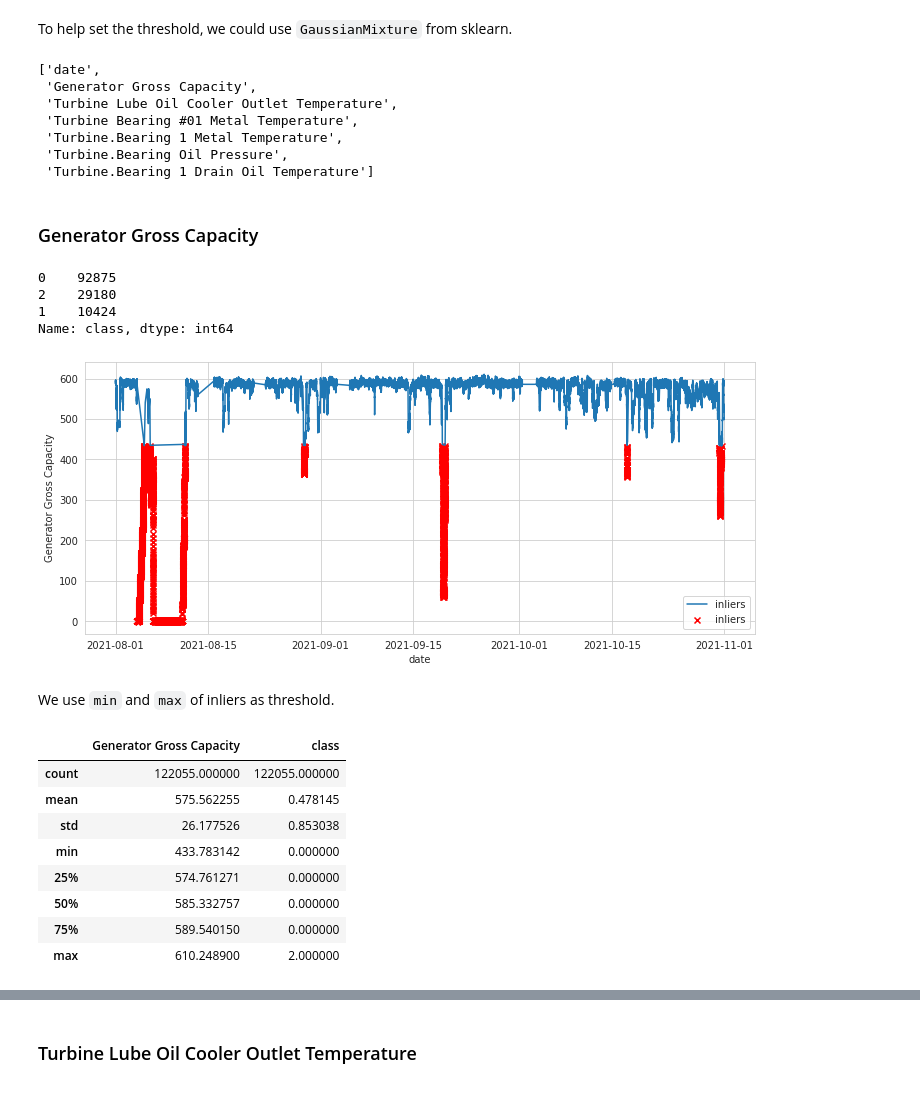
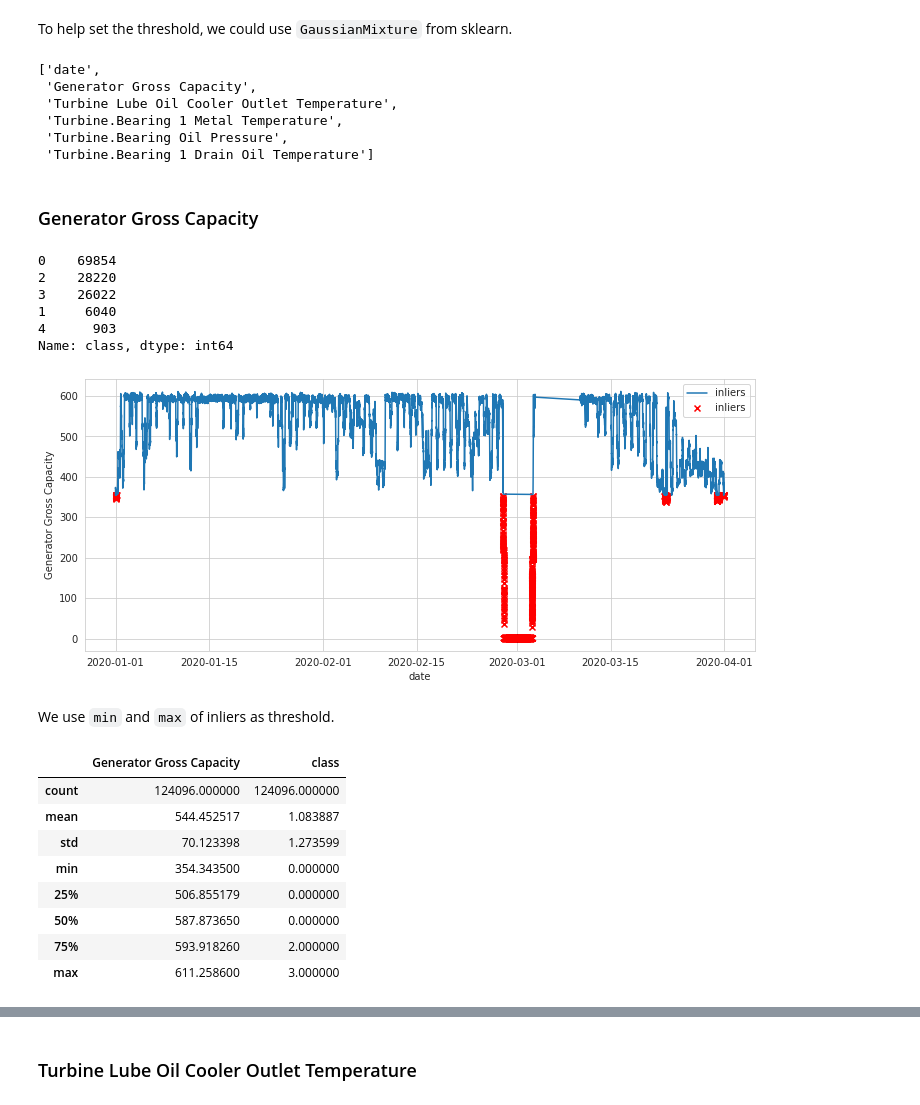
Before and after one commit to yasirabd/research-diagnostic-turbine, a Jupyter notebook: Prognostics_Turbine_Bearing_1_Cooling_Loss.ipynb, the cells around one changed output, grey strips where cells are left out. Drawn from its saved outputs; the diff is of its cells as text; code cells hidden in the pictures.

Commit message:
update data using january 2020 - march 2020

```diff
--- a/Prognostics_Turbine_Bearing_1_Cooling_Loss.ipynb
+++ b/Prognostics_Turbine_Bearing_1_Cooling_Loss.ipynb
@@ -22,7 +22,7 @@ from sklearn.metrics import mean_squared_error
 # %% [markdown]
 # Load Data
 # %%
-path = "/content/drive/MyDrive/Prescriptive Maintenance/Data/Turbine Generator - SLA5/export_datasla5_01ags21-31okt21.csv"
+path = "/content/drive/MyDrive/Prescriptive Maintenance/Data/Turbine Generator - SLA5/export_datasla5_01jan20-31mar20.csv"
 data = pd.read_csv(path)
 data.head()
 # %% [output]
@@ -122,7 +122,7 @@ else
 # select tag
 cols = ['Generator Gross Capacity',
         'Turbine Lube Oil Cooler Outlet Temperature',
-        'Turbine Bearing #01 Metal Temperature',
+        # 'Turbine Bearing #01 Metal Temperature',
         'Turbine.Bearing 1 Metal Temperature',
         'Turbine.Bearing Oil Pressure',
         'Turbine.Bearing 1 Drain Oil Temperature']
@@ -395,7 +396,6 @@ list(data)
 ['date',
  'Generator Gross Capacity',
  'Turbine Lube Oil Cooler Outlet Temperature',
- 'Turbine Bearing #01 Metal Temperature',
  'Turbine.Bearing 1 Metal Temperature',
  'Turbine.Bearing Oil Pressure',
  'Turbine.Bearing 1 Drain Oil Temperature']
@@ -404,7 +404,7 @@ list(data)
 # %%
 gross_capacity = data['Generator Gross Capacity'].values.reshape(-1,1)
 
-gm1 = GaussianMixture(n_components=3,
+gm1 = GaussianMixture(n_components=5,
                     #   init_params='random',
                     #   means_init=np.array([[100], [580]]),
                       random_state=2021).fit(gross_capacity)
@@ -412,25 +412,27 @@ pred = gm1.predict(gross_capacity)
 # %%
 df = pd.DataFrame(np.squeeze(gross_capacity), columns=['Generator Gross Capacity'])
 df['date'] = data['date']
 df['class'] = pred
 print(df['class'].value_counts())
 
-inliers = df[(df['class'] ==  0) | (df['class'] ==  2)]
-outliers = df[df['class'] ==  1]
+inliers = df[(df['class'] ==  0) | (df['class'] ==  3) | (df['class'] ==  2)] #
+outliers = df[(df['class'] ==  1) | (df['class'] ==  4)]
 
 plt.figure(figsize=(12,5))
 plt.plot(inliers['date'], inliers['Generator Gross Capacity'])
 plt.scatter(x=outliers['date'], y=outliers['Generator Gross Capacity'], color='red', marker='x')
 plt.ylabel('Generator Gross Capacity')
 plt.xlabel('date')
 plt.legend(['inliers','inliers','outliers'])
 plt.show();
 # %% [output]
-0    92875
-2    29180
-1    10424
+0    69854
+2    28220
+3    26022
+1     6040
+4      903
 Name: class, dtype: int64
-[figure, old version]
+[figure, new version]
 # %% [markdown]
 We use `min` and `max` of inliers as threshold.
 # %%
@@ -438,11 +440,11 @@ We use `min` and `max` of inliers as threshold.
 inliers.describe()
 # %% [output]
 |  | Generator Gross Capacity | class |
-| count | 122055.000000 | 122055.000000 |
-| mean | 575.562255 | 0.478145 |
-| std | 26.177526 | 0.853038 |
-| min | 433.783142 | 0.000000 |
-| 25% | 574.761271 | 0.000000 |
-| 50% | 585.332757 | 0.000000 |
-| 75% | 589.540150 | 0.000000 |
-| max | 610.248900 | 2.000000 |
+| count | 124096.000000 | 124096.000000 |
+| mean | 544.452517 | 1.083887 |
+| std | 70.123398 | 1.273599 |
+| min | 354.343500 | 0.000000 |
+| 25% | 506.855179 | 0.000000 |
+| 50% | 587.873650 | 0.000000 |
+| 75% | 593.918260 | 2.000000 |
+| max | 611.258600 | 3.000000 |
```
Also changed, not shown: parts of 56 cells of this notebook.
